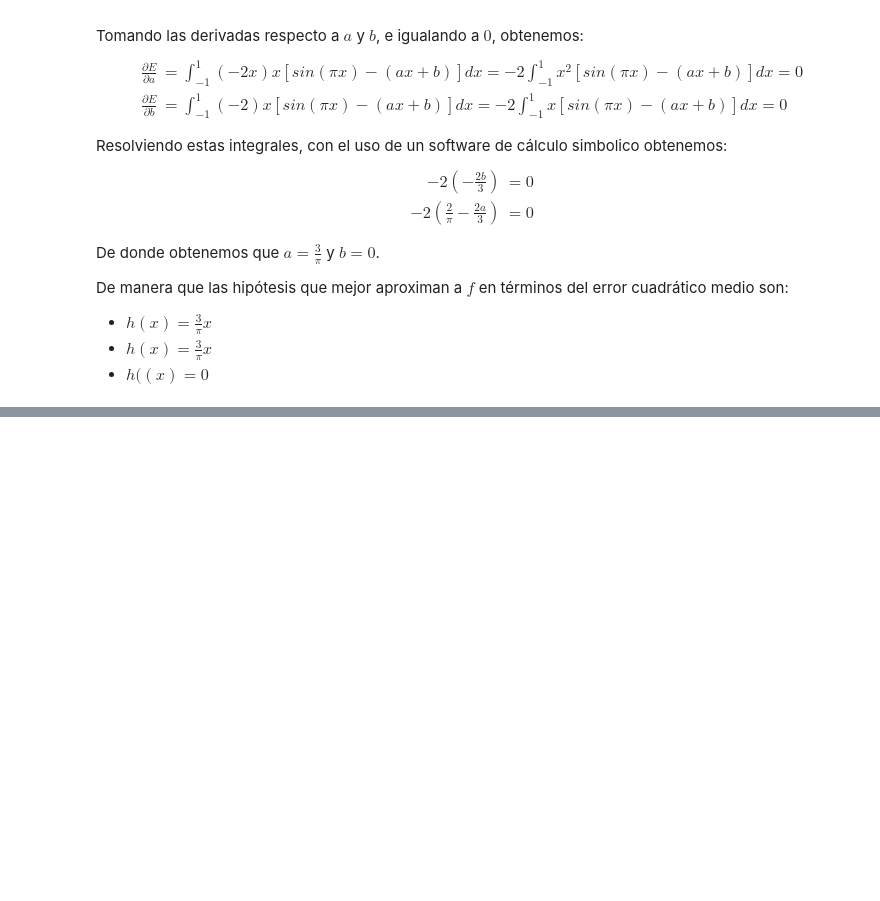
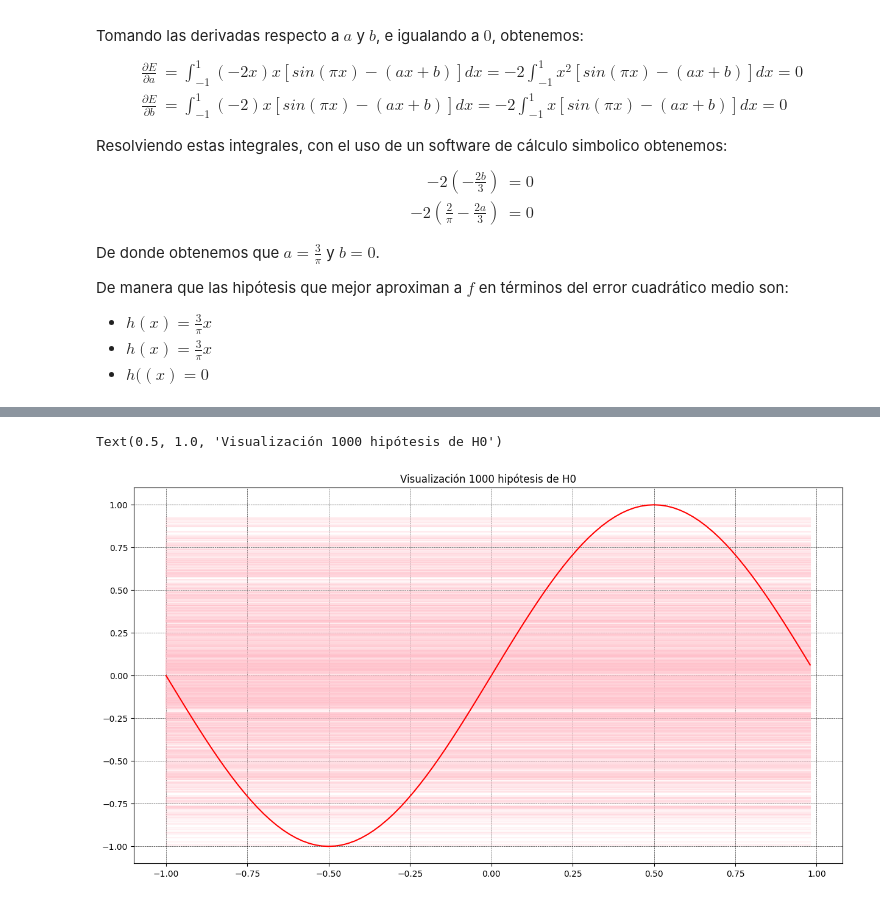
Before and after one commit to jdcarrascali/Matematicas-del-aprendizaje-de-maquinas, a Jupyter notebook: Bias_variance_experiment.ipynb, the cells around one changed output, grey strips where cells are left out. Drawn from its saved outputs; the diff is of its cells as text; code cells hidden in the pictures; blank space fills up the shorter version.

```diff
--- a/Bias_variance_experiment.ipynb
+++ b/Bias_variance_experiment.ipynb
@@ -136,0 +163,29 @@ Calcularemos numéricamente $E_{out}$, el sesgo y la varianza de las anteriores
+# %%
+def gd_func(x,x1, x2):
+    #hypothesis found by learning algorithm
+    return x*(x1+x2)/(2*x)
+
+num_samples=1000
+
+def avg_g(x,gdfunc, num_samples,i):
+    #compute the average hypothesis \bar{g} at given point x
+    gd_funcs = []
+    for i in range(num_samples):
+        #generate 2 sample data each time
+        x1, x2 = sample(-1, 1, 2)
+        v = gd_func(x,x1, x2)
+        gd_funcs.append(v)
+
+    return gd_funcs[i]
+
+
+xs = np.arange(-1, 1, 0.02)
+plt.figure(figsize=(15, 8))
+plt.grid(color='k', linestyle='--', linewidth=.4)
+for i in range(num_samples):
+  plt.plot(xs, avg_g(xs,gd_func, num_samples,i), color='pink',alpha=0.2, label='Problem 2.23: True Function')
+plt.plot(xs, np.sin(math.pi*xs), color='red',alpha=1, label='Problem 2.23: True Function')
+plt.title("Visualización 1000 hipótesis de H0", fontdict={'fontsize':12})
+# %% [output]
+Text(0.5, 1.0, 'Visualización 1000 hipótesis de H0')
+[figure, added]
```
Also changed, not shown: parts of 5 cells of this notebook.
